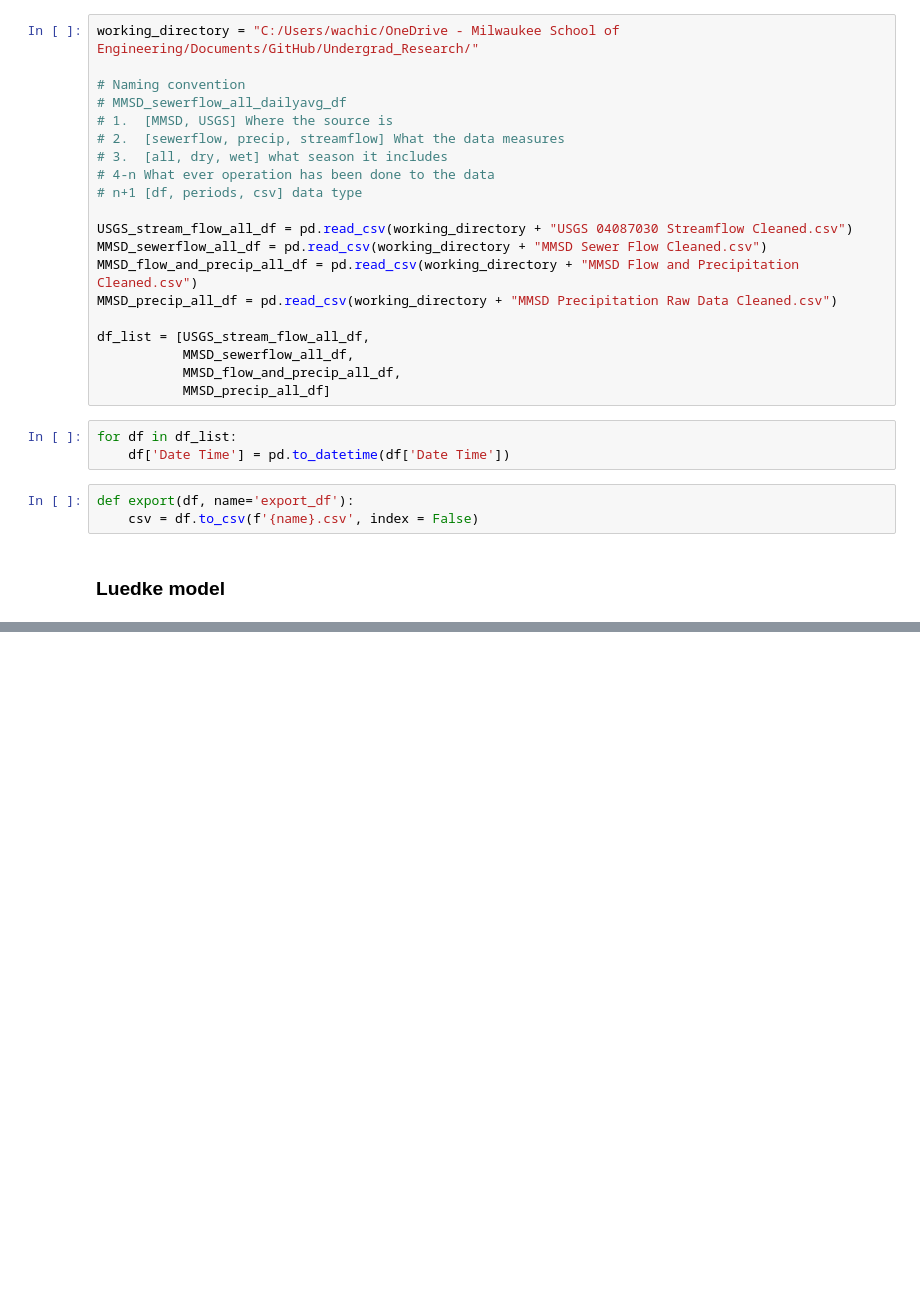
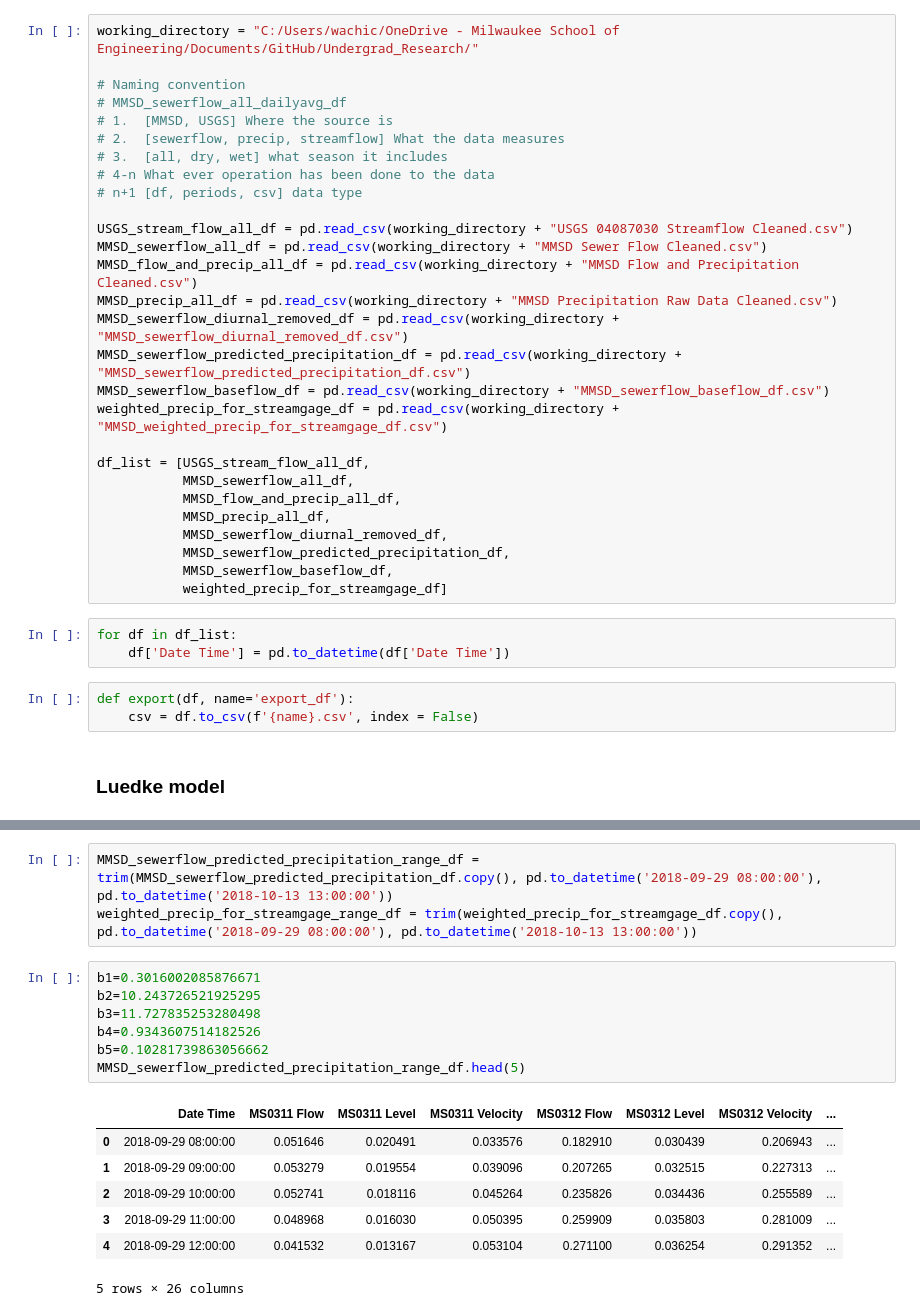
Before and after one commit to cocorowachi/Cocoro_Wachi_Undergrad_Research, a Jupyter notebook: Luedke model.ipynb, the cells around one changed output, grey strips where cells are left out. Saved outputs shown, nothing was run; the diff lists cells and outputs as text; blank space fills up the shorter version.

```diff
--- a/Luedke model.ipynb
+++ b/Luedke model.ipynb
@@ -30,11 +26,19 @@ USGS_stream_flow_all_df = pd.read_csv(working_directory + "USGS 04087030 Streamf
 MMSD_sewerflow_all_df = pd.read_csv(working_directory + "MMSD Sewer Flow Cleaned.csv")
 MMSD_flow_and_precip_all_df = pd.read_csv(working_directory + "MMSD Flow and Precipitation Cleaned.csv")
 MMSD_precip_all_df = pd.read_csv(working_directory + "MMSD Precipitation Raw Data Cleaned.csv")
+MMSD_sewerflow_diurnal_removed_df = pd.read_csv(working_directory + "MMSD_sewerflow_diurnal_removed_df.csv")
+MMSD_sewerflow_predicted_precipitation_df = pd.read_csv(working_directory + "MMSD_sewerflow_predicted_precipitation_df.csv")
+MMSD_sewerflow_baseflow_df = pd.read_csv(working_directory + "MMSD_sewerflow_baseflow_df.csv")
+weighted_precip_for_streamgage_df = pd.read_csv(working_directory + "MMSD_weighted_precip_for_streamgage_df.csv")
 
 df_list = [USGS_stream_flow_all_df,
            MMSD_sewerflow_all_df,
            MMSD_flow_and_precip_all_df,
-           MMSD_precip_all_df]
+           MMSD_precip_all_df,
+           MMSD_sewerflow_diurnal_removed_df,
+           MMSD_sewerflow_predicted_precipitation_df,
+           MMSD_sewerflow_baseflow_df,
+           weighted_precip_for_streamgage_df]
 # %%
 for df in df_list:
     df['Date Time'] = pd.to_datetime(df['Date Time'])
@@ -94,0 +500,18 @@ def luedke_3_level(df, cold_shcf, hot_shcf, time_step=24):
+# %%
+MMSD_sewerflow_predicted_precipitation_range_df = trim(MMSD_sewerflow_predicted_precipitation_df.copy(), pd.to_datetime('2018-09-29 08:00:00'), pd.to_datetime('2018-10-13 13:00:00'))
+weighted_precip_for_streamgage_range_df = trim(weighted_precip_for_streamgage_df.copy(), pd.to_datetime('2018-09-29 08:00:00'), pd.to_datetime('2018-10-13 13:00:00'))
+# %%
+b1=0.3016002085876671
+b2=10.243726521925295
+b3=11.727835253280498
+b4=0.9343607514182526
+b5=0.10281739863056662
+MMSD_sewerflow_predicted_precipitation_range_df.head(5)
+# %% [output]
+|  | Date Time | MS0311 Flow | MS0311 Level | MS0311 Velocity | MS0312 Flow | MS0312 Level | MS0312 Velocity | ... |
+| 0 | 2018-09-29 08:00:00 | 0.051646 | 0.020491 | 0.033576 | 0.182910 | 0.030439 | 0.206943 | ... |
+| 1 | 2018-09-29 09:00:00 | 0.053279 | 0.019554 | 0.039096 | 0.207265 | 0.032515 | 0.227313 | ... |
+| 2 | 2018-09-29 10:00:00 | 0.052741 | 0.018116 | 0.045264 | 0.235826 | 0.034436 | 0.255589 | ... |
+| 3 | 2018-09-29 11:00:00 | 0.048968 | 0.016030 | 0.050395 | 0.259909 | 0.035803 | 0.281009 | ... |
+| 4 | 2018-09-29 12:00:00 | 0.041532 | 0.013167 | 0.053104 | 0.271100 | 0.036254 | 0.291352 | ... |
+5 rows × 26 columns
```
Also changed, not shown: parts of 19 cells of this notebook, 23 other files.
